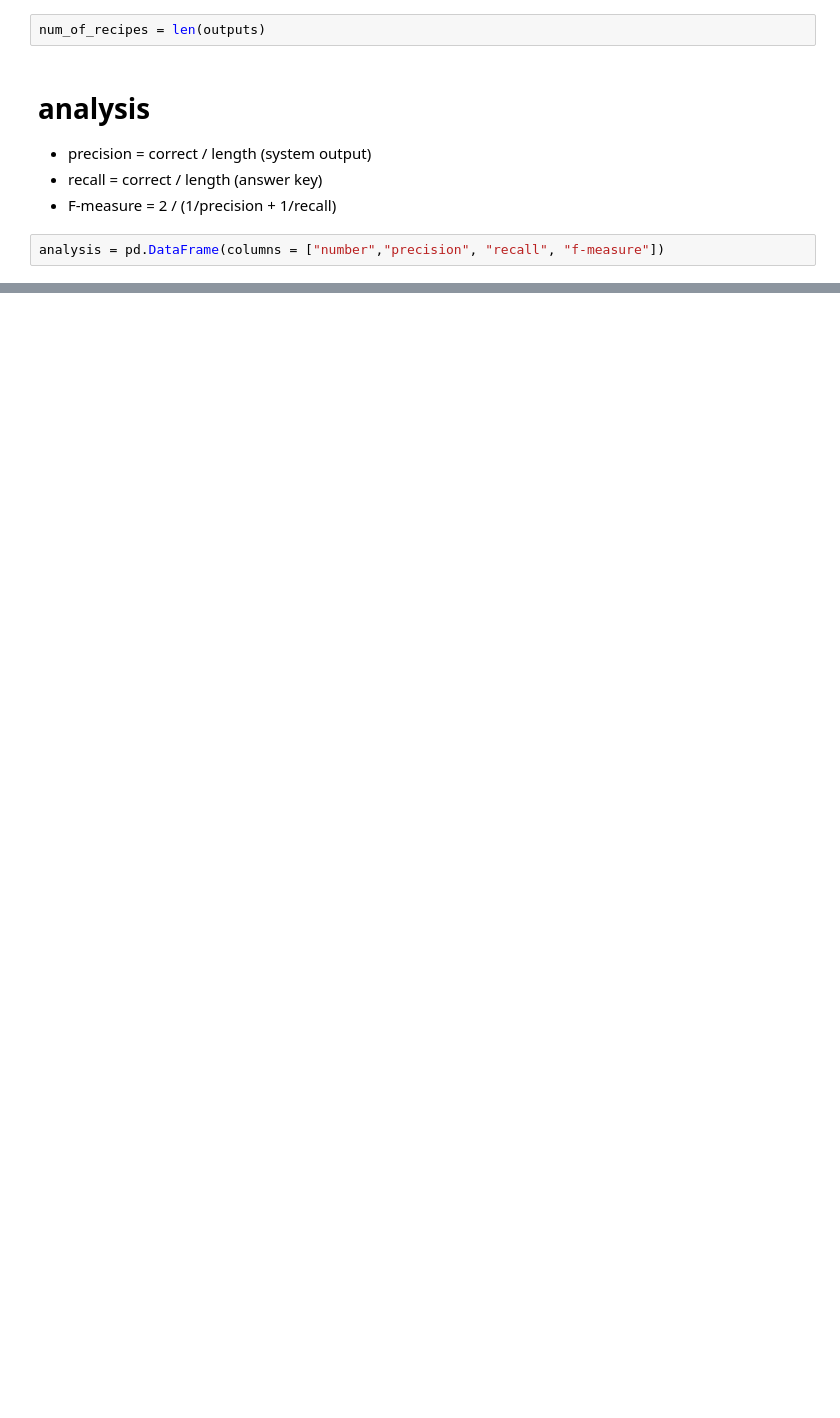
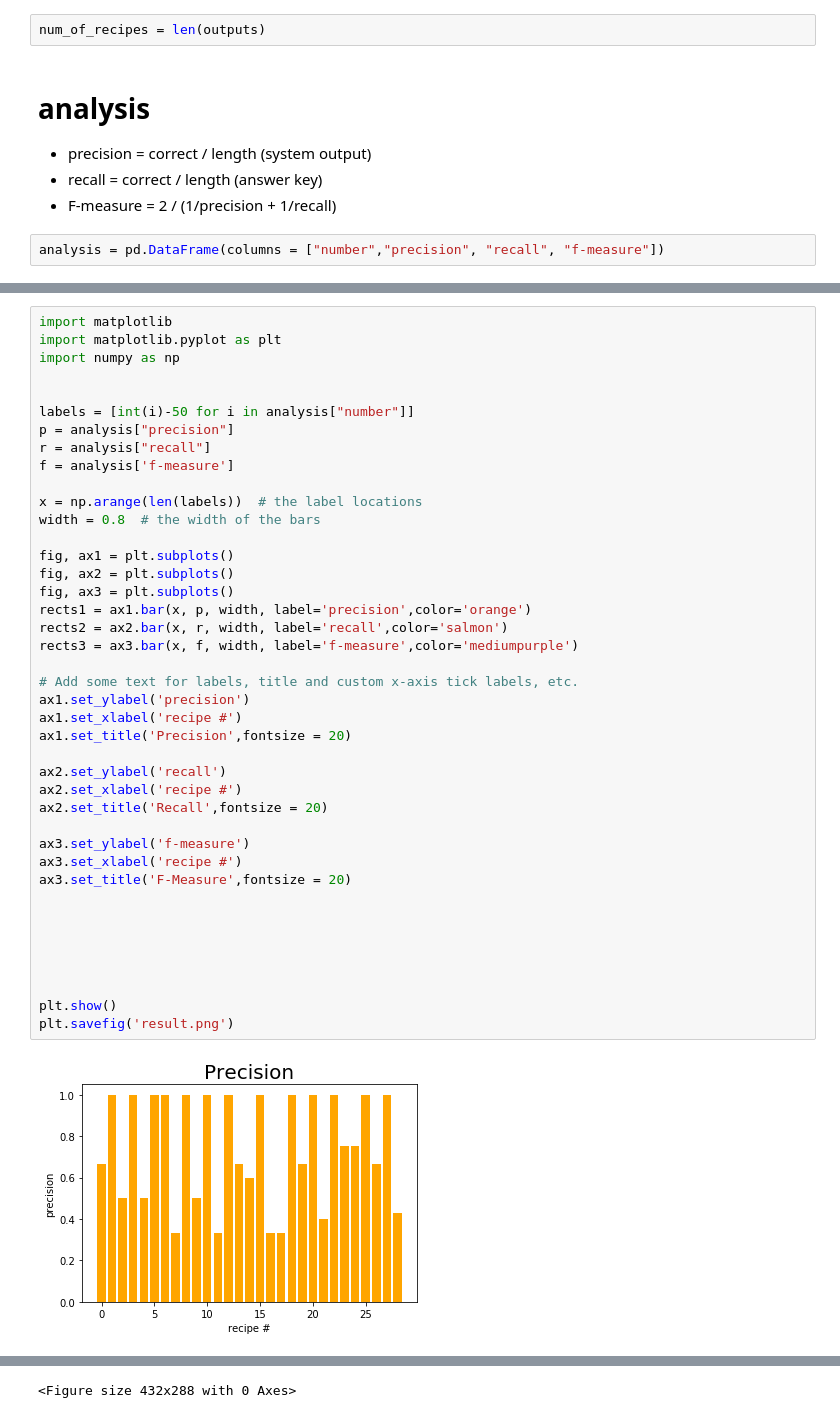
Before and after one commit to kz882/recipe, a Jupyter notebook: evaluation.ipynb, the cells around one changed output, grey strips where cells are left out. Cells and saved outputs as stored; diff of their text form; blank space fills up the shorter version.

```diff
--- a/evaluation.ipynb
+++ b/evaluation.ipynb
@@ -95,0 +171,43 @@ analysis
+# %%
+import matplotlib
+import matplotlib.pyplot as plt
+import numpy as np
+
+
+labels = [int(i)-50 for i in analysis["number"]]
+p = analysis["precision"]
+r = analysis["recall"]
+f = analysis['f-measure']
+
+x = np.arange(len(labels))  # the label locations
+width = 0.8  # the width of the bars
+
+fig, ax1 = plt.subplots()
+fig, ax2 = plt.subplots()
+fig, ax3 = plt.subplots()
+rects1 = ax1.bar(x, p, width, label='precision',color='orange')
+rects2 = ax2.bar(x, r, width, label='recall',color='salmon')
+rects3 = ax3.bar(x, f, width, label='f-measure',color='mediumpurple')
+
+# Add some text for labels, title and custom x-axis tick labels, etc.
+ax1.set_ylabel('precision')
+ax1.set_xlabel('recipe #')
+ax1.set_title('Precision',fontsize = 20)
+
+ax2.set_ylabel('recall')
+ax2.set_xlabel('recipe #')
+ax2.set_title('Recall',fontsize = 20)
+
+ax3.set_ylabel('f-measure')
+ax3.set_xlabel('recipe #')
+ax3.set_title('F-Measure',fontsize = 20)
+
+
+
+
+
+
+plt.show()
+plt.savefig('result.png')
+# %% [output]
+[figure, added]
@@ -95,0 +216 @@ analysis
+<Figure size 432x288 with 0 Axes>
```
Also changed, not shown: parts of 6 cells of this notebook, 12 other files.
